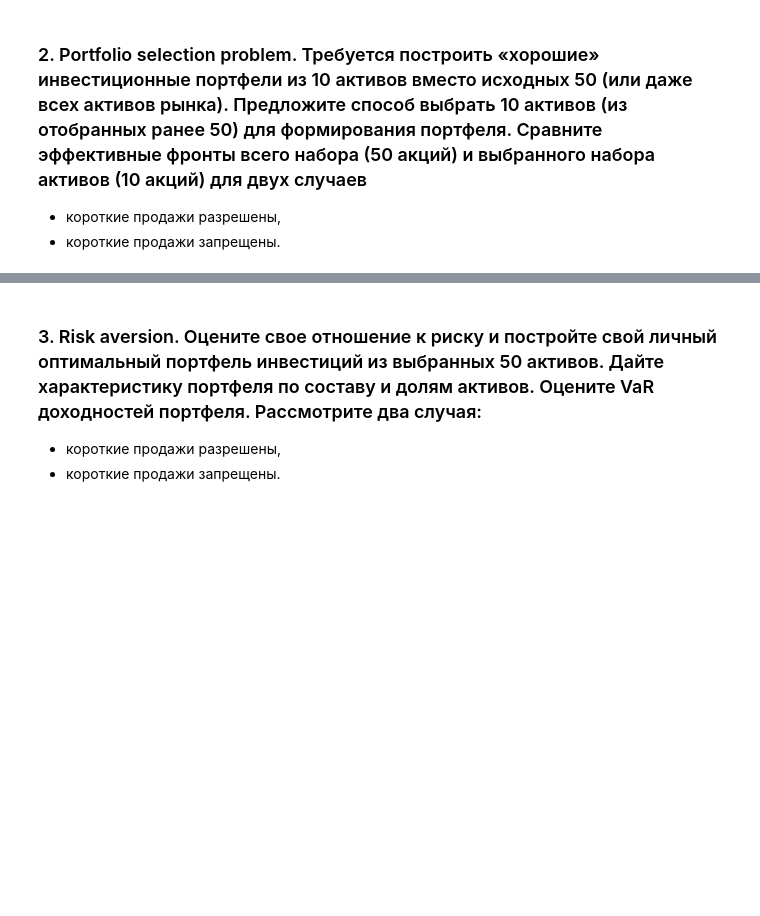
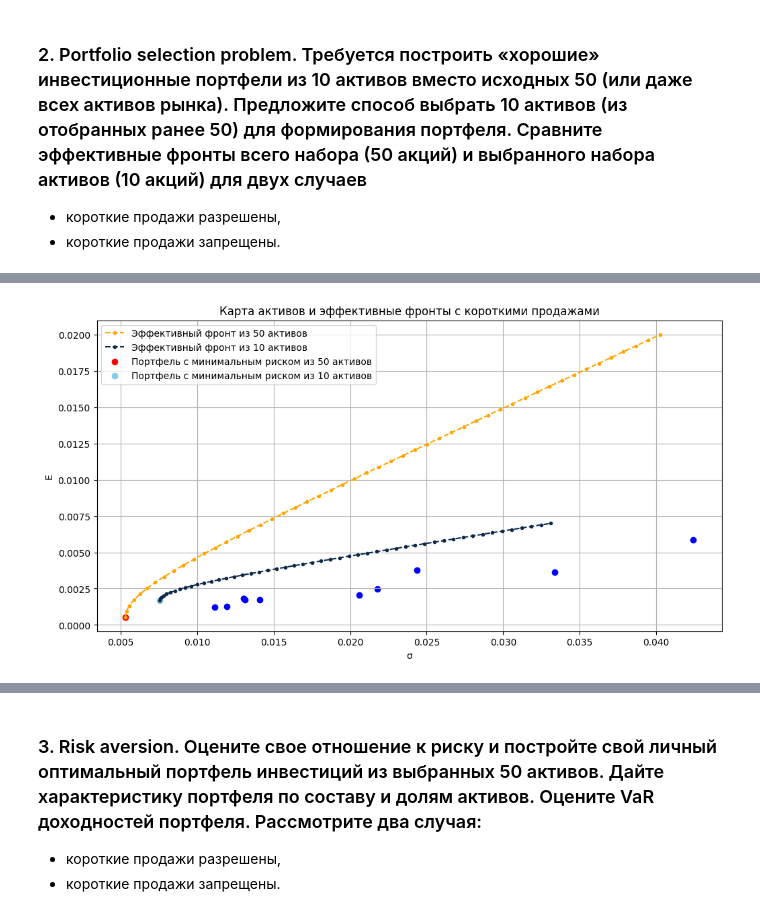
Before and after one commit to LevBugrov/financial-transaction-models, a Jupyter notebook: lab2.ipynb, the cells around one changed output, grey strips where cells are left out. Drawn from its saved outputs; the diff is of its cells as text; code cells hidden in the pictures; blank space fills up the shorter version.

```diff
--- a/lab2.ipynb
+++ b/lab2.ipynb
@@ -308,0 +329,2 @@ plt.show()
+# %%
+top_10 = data[ticker_list_10]
@@ -308,0 +350,33 @@ plt.show()
+# %%
+bounds = ((None, None),)
+
+x_min_risk_10 = optimize_portfolio(E_10, cov_matrix_10, bounds)
+min_risk_10 = risk_porfolio(x_min_risk_10, cov_matrix_10)
+E_mr_10 = np.dot(x_min_risk_10, E_10) # доходноость портфеля с минимальным риском(min risk)
+
+means_ = np.linspace(E_mr_10, 0.007, 50)
+p_with_short = []
+for m in means_:
+  x = optimize_portfolio(E_10, cov_matrix_10, bounds, m)
+  risk = risk_porfolio(x, cov_matrix_10)
+  mean = np.dot(x, E_10)
+  p_with_short.append((risk, m))
+
+front_risk_10, front_mean_10 = [p[0] for p in p_with_short], [p[1] for p in p_with_short]
+# %%
+plt.figure(figsize=(12, 6))
+plt.xlabel('σ')
+plt.ylabel('E')
+plt.grid(True)
+plt.title("Карта активов и эффективные фронты с короткими продажами")
+
+plt.plot(front_risk, front_mean,'.--', color="orange", label="Эффективный фронт из 50 активов")
+plt.plot(front_risk_10, front_mean_10,'.--', color="#0E294B", label="Эффективный фронт из 10 активов")
+plt.scatter(vars_10, E_10, color="blue")
+plt.scatter(min_risk, E_mr, c='red', label="Портфель с минимальным риском из 50 активов")
+plt.scatter(min_risk_10, E_mr_10, c='#87CEEB', label="Портфель с минимальным риском из 10 активов")
+
+plt.legend()
+plt.show()
+# %% [output]
+[figure, added]
```
Also changed, not shown: parts of 21 cells of this notebook.
